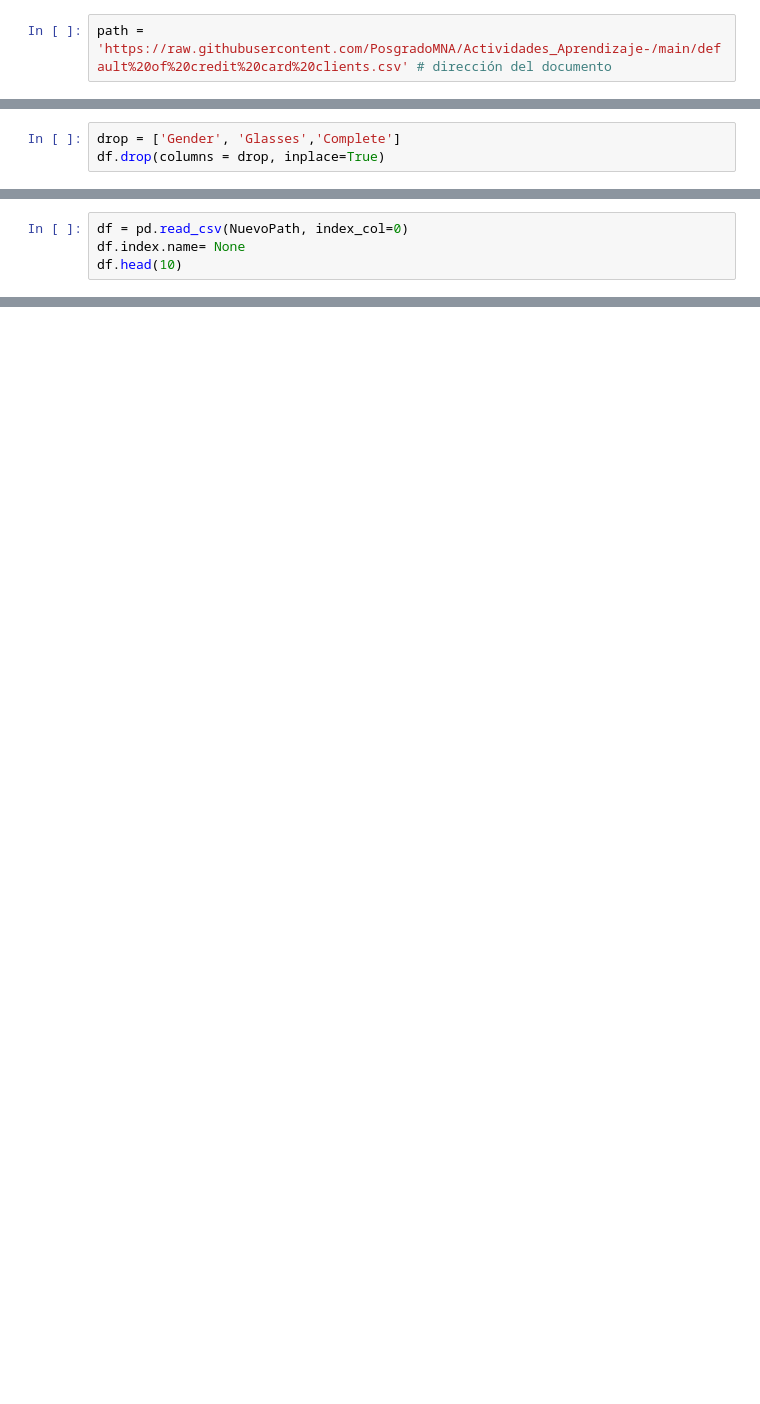
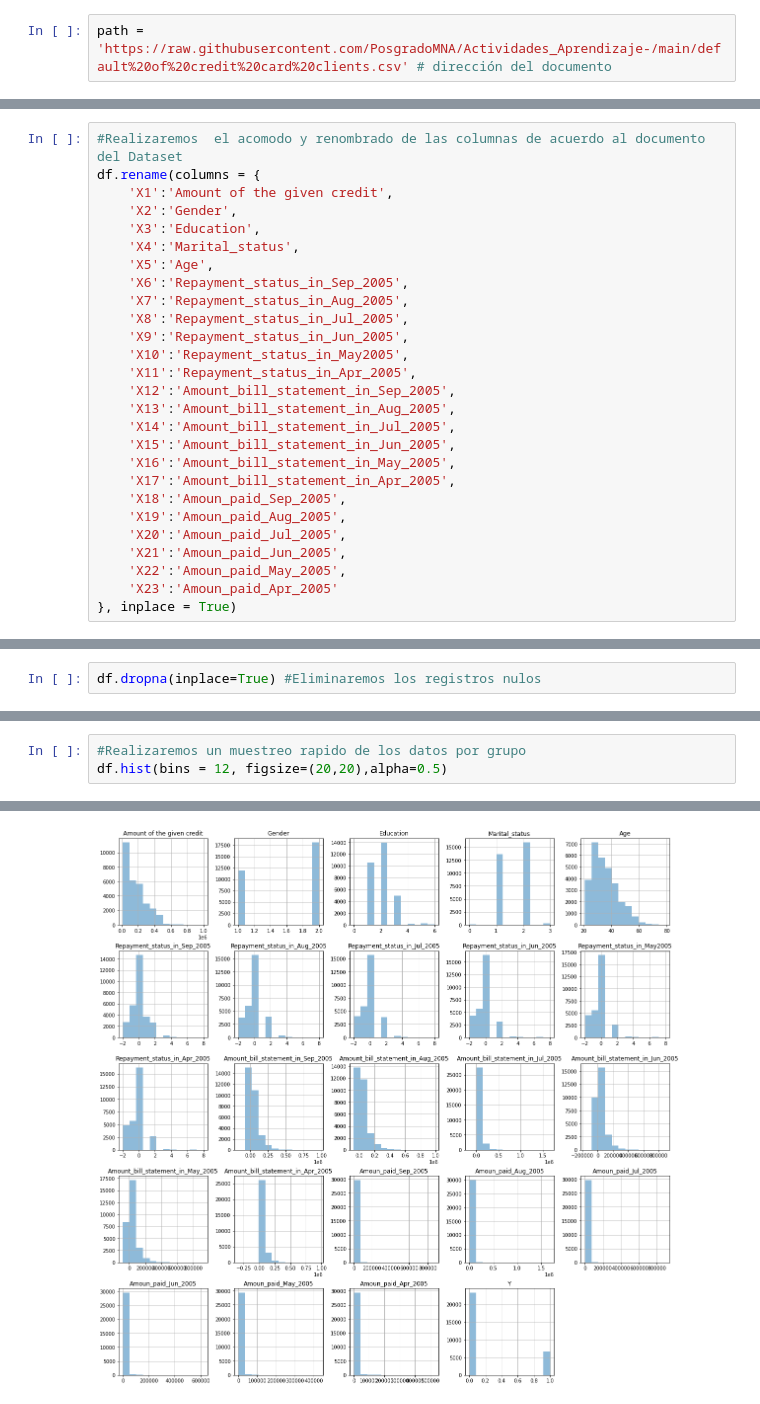
Before and after one commit to PosgradoMNA/actividades-de-aprendizaje-A01793546-Ariel-Corral-Leon, a Jupyter notebook: Actividad_Sem_6_Visualizacion_A01793546.ipynb, the cells around one changed output, grey strips where cells are left out. Cells and saved outputs as stored; diff of their text form; blank space fills up the shorter version.

```diff
--- a/Actividad_Sem_6_Visualizacion_A01793546.ipynb
+++ b/Actividad_Sem_6_Visualizacion_A01793546.ipynb
@@ -48,0 +83,27 @@ df.head(5)
+# %%
+#Realizaremos  el acomodo y renombrado de las columnas de acuerdo al documento del Dataset
+df.rename(columns = {
+    'X1':'Amount of the given credit',
+    'X2':'Gender',
+    'X3':'Education',
+    'X4':'Marital_status',
+    'X5':'Age',
+    'X6':'Repayment_status_in_Sep_2005',
+    'X7':'Repayment_status_in_Aug_2005',
+    'X8':'Repayment_status_in_Jul_2005',
+    'X9':'Repayment_status_in_Jun_2005',
+    'X10':'Repayment_status_in_May2005',
+    'X11':'Repayment_status_in_Apr_2005',
+    'X12':'Amount_bill_statement_in_Sep_2005',
+    'X13':'Amount_bill_statement_in_Aug_2005',
+    'X14':'Amount_bill_statement_in_Jul_2005',
+    'X15':'Amount_bill_statement_in_Jun_2005',
+    'X16':'Amount_bill_statement_in_May_2005',
+    'X17':'Amount_bill_statement_in_Apr_2005',
+    'X18':'Amoun_paid_Sep_2005',
+    'X19':'Amoun_paid_Aug_2005',
+    'X20':'Amoun_paid_Jul_2005',
+    'X21':'Amoun_paid_Jun_2005',
+    'X22':'Amoun_paid_May_2005',
+    'X23':'Amoun_paid_Apr_2005'
+}, inplace = True)
@@ -54,4 +157 @@ Index(['Age', 'Gender', 'GenderGroup', 'Glasses', 'GlassesGroup', 'Height',
       dtype='object')
-# %%
-drop = ['Gender', 'Glasses','Complete']
-df.drop(columns = drop, inplace=True)
@@ -279,4 +157,0 @@ NuevoPath = 'https://raw.githubusercontent.com/tec03/Datasets/main/datasets/Cere
-# %%
-df = pd.read_csv(NuevoPath, index_col=0)
-df.index.name= None
-df.head(10)
@@ -315,0 +201,2 @@ df.corr()
+# %%
+df.dropna(inplace=True) #Eliminaremos los registros nulos
@@ -315,0 +241,4 @@ df.corr()
+# %%
+#Realizaremos un muestreo rapido de los datos por grupo
+df.hist(bins = 12, figsize=(20,20),alpha=0.5)
+# %% [output]
@@ -315,0 +262 @@ df.corr()
+[figure, added]
```
Also changed, not shown: parts of 84 cells of this notebook.
